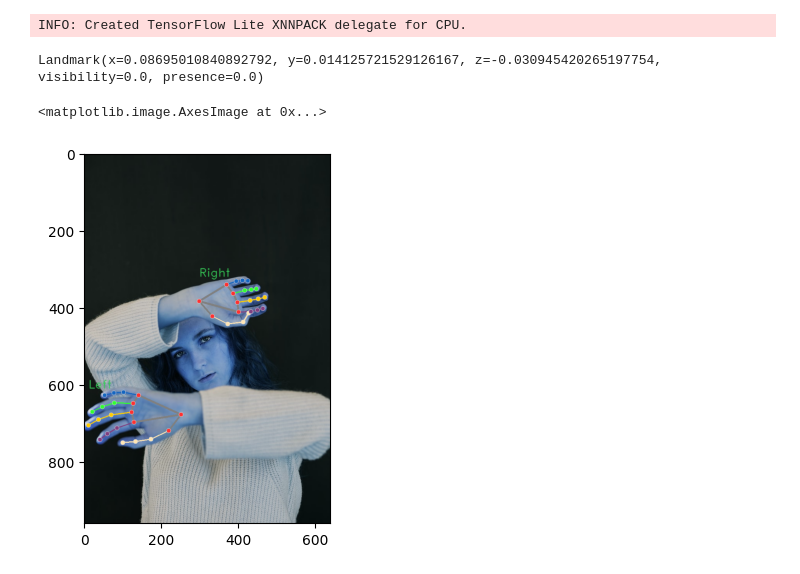
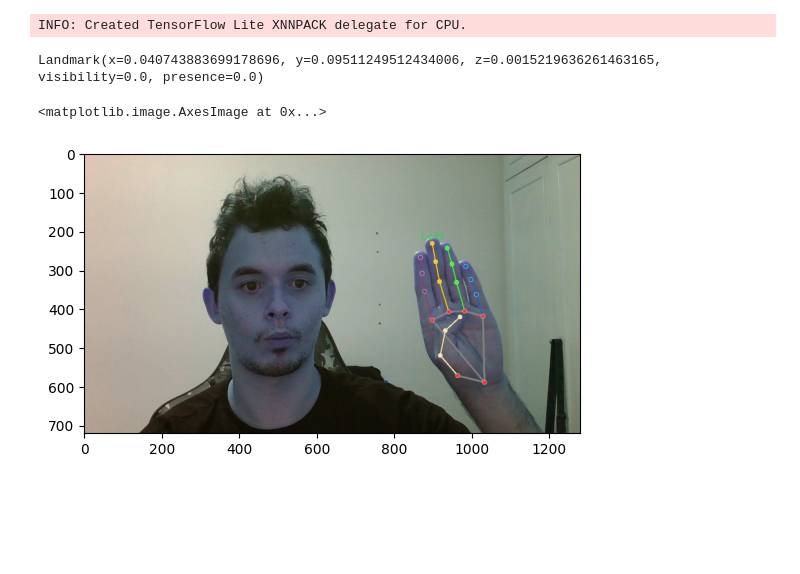
Before and after one commit to LuisEduardoF/ASL-OpenCV, a Jupyter notebook: test.ipynb, the cells around one changed output. Saved outputs shown, nothing was run; the diff lists cells and outputs as text; code cells hidden in the pictures; blank space fills up the shorter version.

```diff
--- a/test.ipynb
+++ b/test.ipynb
@@ -70,16 +70,16 @@ def draw_landmarks_on_image(rgb_image, detection_result):
   return annotated_image
 # %%
 # STEP 3: Load the input image.
-image = mp.Image.create_from_file("image.jpg")
+image = mp.Image.create_from_file("WIN_20230930_01_39_15_Pro.jpg")
 
 # STEP 4: Detect hand landmarks from the input image.
 detection_result = detector.detect(image)
 
 print(detection_result.hand_world_landmarks[0][0])
 # STEP 5: Process the classification result. In this case, visualize it.
 annotated_image = draw_landmarks_on_image(image.numpy_view(), detection_result)
 plt.imshow(cv2.cvtColor(annotated_image, cv2.COLOR_RGB2BGR))
 # %% [output]
-Landmark(x=0.08695010840892792, y=0.014125721529126167, z=-0.030945420265197754, visibility=0.0, presence=0.0)
+Landmark(x=0.040743883699178696, y=0.09511249512434006, z=0.0015219636261463165, visibility=0.0, presence=0.0)
 <matplotlib.image.AxesImage at 0x...>
-[figure, old version]
+[figure, new version]
```
Also changed, not shown: 1 other file.
